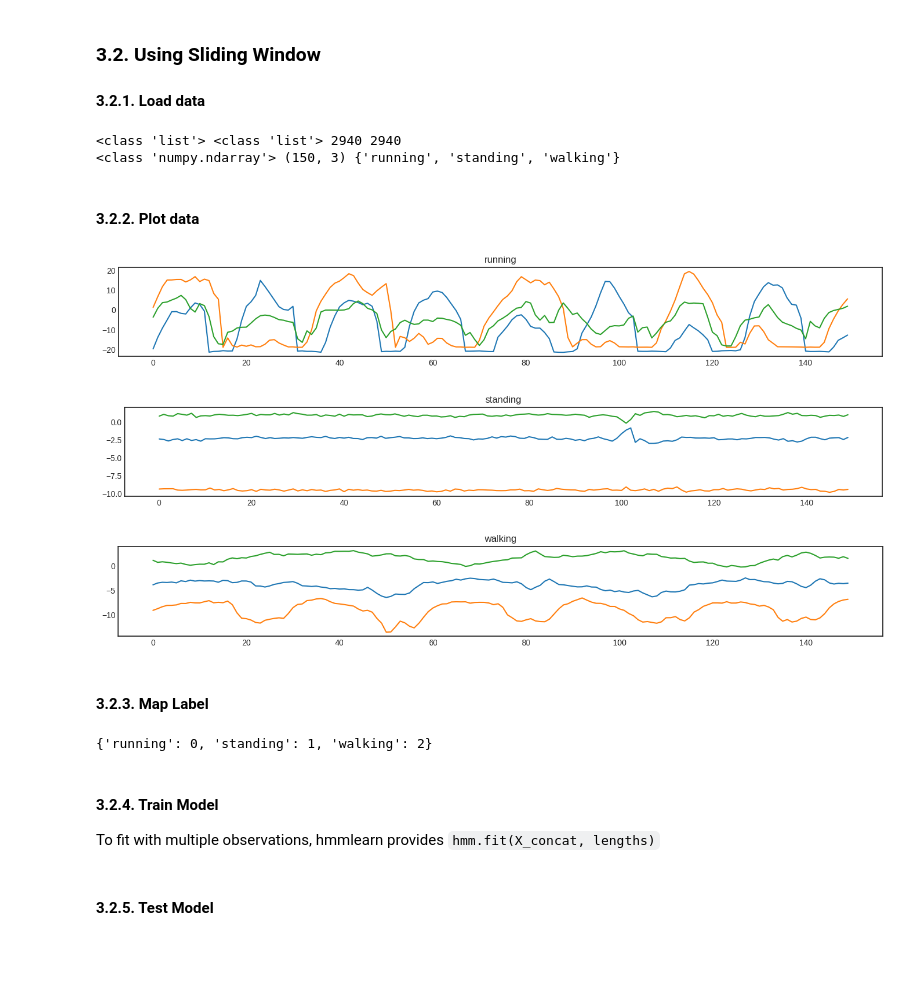
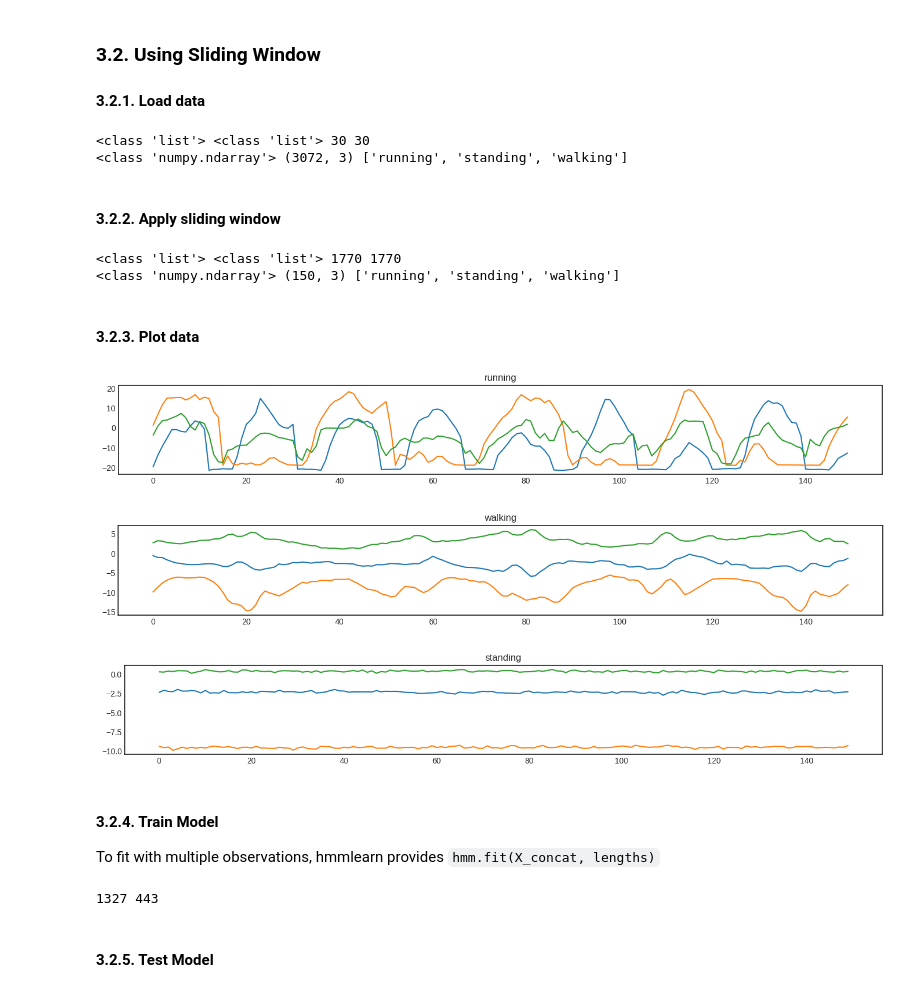
Before and after one commit to snuhcs/time-series-2022, a Jupyter notebook: Notebook/Lecture 4 - Hidden Markov Model.ipynb, the cells around one changed output. Drawn from its saved outputs; the diff is of its cells as text; code cells hidden in the pictures; blank space fills up the shorter version.

```diff
--- a/Notebook/Lecture 4 - Hidden Markov Model.ipynb
+++ b/Notebook/Lecture 4 - Hidden Markov Model.ipynb
@@ -539,43 +631,60 @@ weighted avg       0.87      0.78      0.75         9
 #### 3.2.1. Load data
 # %%
 ### Modify the data path to your own setting ###
-X, y = pickle.load(urllib.request.urlopen('https://github.com/snuhcs/time-series-2022/raw/master/Data/HAR_slices_for_HMM.pkl'))
+X_segments, Y_segments = pickle.load(urllib.request.urlopen('https://github.com/snuhcs/time-series-2022/raw/master/Data/HAR_segments_for_HMM.pkl'))
+labels = sorted(list(set(Y_segments)))
 
-print(type(X), type(y), len(X), len(y))
-print(type(X[0]), X[0].shape, set(y))
+print(type(X_segments), type(Y_segments), len(X_segments), len(Y_segments))
+print(type(X_segments[0]), X_segments[0].shape, labels)
 # %% [output]
-<class 'list'> <class 'list'> 2940 2940
-<class 'numpy.ndarray'> (150, 3) {'running', 'standing', 'walking'}
+<class 'list'> <class 'list'> 30 30
+<class 'numpy.ndarray'> (3072, 3) ['running', 'standing', 'walking']
+# %% [markdown]
+#### 3.2.2. Apply sliding window
+# %%
+def sliding_window(X_segment, window_size, stride):
+    X_windows = []
+    for sidx in range(0, X_segment.shape[0], stride):
+        if sidx + window_size <= X_segment.shape[0]:
+            X_windows.append(X_segment[sidx:sidx+window_size])
+    return X_windows
+
+
+def segments_to_windows(X_segments, Y_segments, window_size=150, stride=50):
+    X_windows, Y_windows = [], []
+    for X_segment, Y_segment in zip(X_segments, Y_segments):
+        X_windows_in_segment = sliding_window(X_segment, window_size, stride)
+        X_windows += X_windows_in_segment
+        Y_windows += [Y_segment] * len(X_windows_in_segment)
+    return X_windows, Y_windows
+# %%
+X, Y = segments_to_windows(X_segments, Y_segments, window_size=150, stride=50)
+
+print(type(X), type(Y), len(X), len(Y))
+print(type(X[0]), X[0].shape, labels)
+# %% [output]
+<class 'list'> <class 'list'> 1770 1770
+<class 'numpy.ndarray'> (150, 3) ['running', 'standing', 'walking']
 # %% [markdown]
-#### 3.2.2. Plot data
+#### 3.2.3. Plot data
 # %%
 plt.rcParams['figure.figsize'] = (17, 2)
 
-plt.title(y[0])
+plt.title(Y[0])
 plt.plot(X[0])
 plt.show()
 
-plt.title(y[1000])
+plt.title(Y[500])
+plt.plot(X[500])
+plt.show()
+
+plt.title(Y[1000])
 plt.plot(X[1000])
 plt.show()
-
-plt.title(y[2000])
-plt.plot(X[2000])
-plt.show()
 # %% [output]
 [figure]
-[figure, old version]
+[figure, new version]
-[figure, old version]
+[figure, new version]
-# %% [markdown]
-#### 3.2.3. Map Label
-# %%
-# Mapping label
-classes = sorted(list(set(y)))
-class_to_index = {c:i for i, c in enumerate(classes)}
-index_to_class = {i:c for i, c in enumerate(classes)}
-print(class_to_index)
-# %% [output]
-{'running': 0, 'standing': 1, 'walking': 2}
 # %% [markdown]
 #### 3.2.4. Train Model
 To fit with multiple observations, hmmlearn provides `hmm.fit(X_concat, lengths)`
@@ -595,0 +691,5 @@ To fit with multiple observations, hmmlearn provides `hmm.fit(X_concat, lengths)
+# %%
+X_train, X_test, Y_train, Y_test = train_test_split(X, Y, shuffle=False)
+print(len(X_train), len(X_test))
+# %% [output]
+1327 443
```
Also changed, not shown: parts of 39 cells of this notebook.
